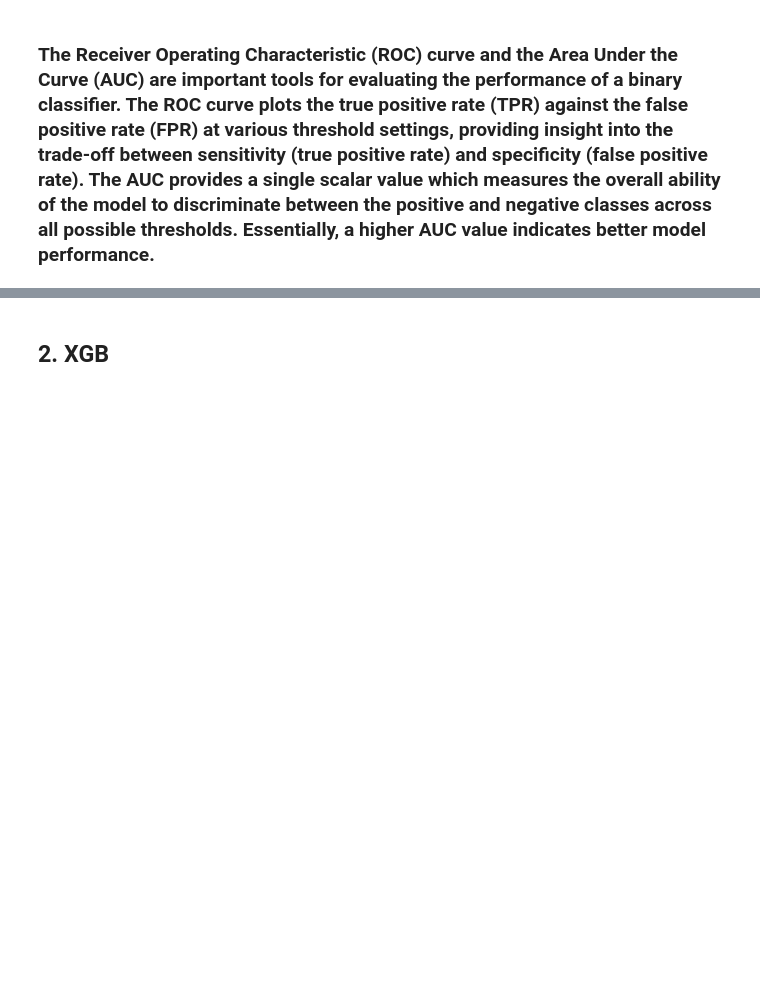
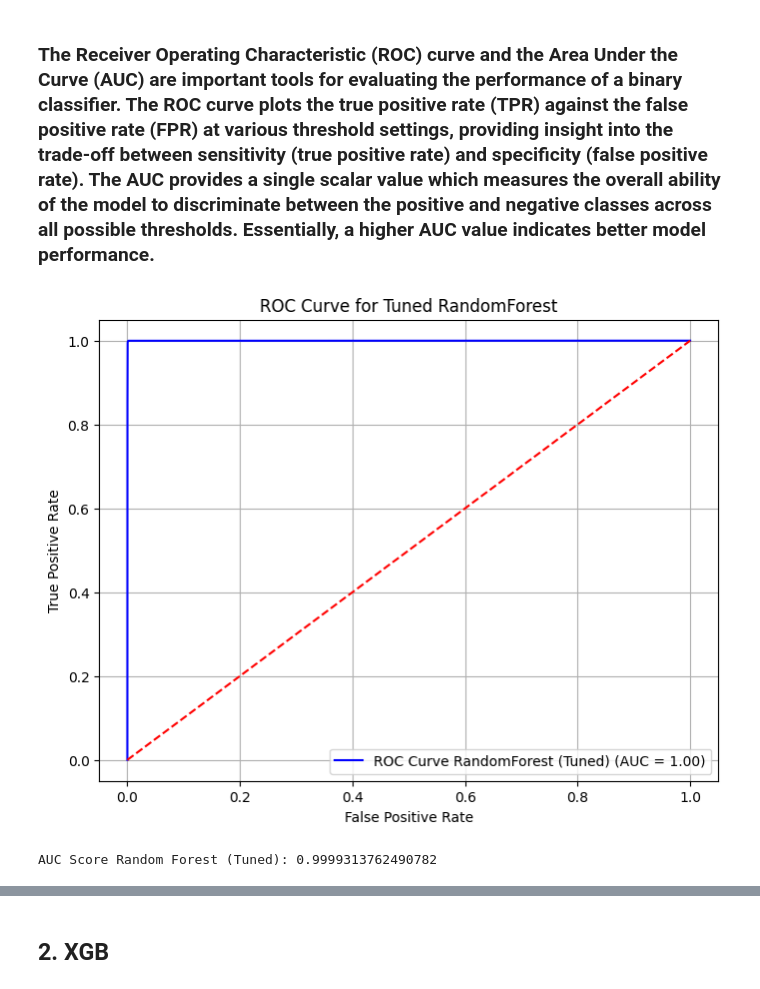
Before and after one commit to asmaemou/Capstone_Notebook, a Jupyter notebook: binary/CIC_Notebook.ipynb, the cells around one changed output, grey strips where cells are left out. Drawn from its saved outputs; the diff is of its cells as text; code cells hidden in the pictures; blank space fills up the shorter version.

```diff
--- a/binary/CIC_Notebook.ipynb
+++ b/binary/CIC_Notebook.ipynb
@@ -1166,26 +1175,29 @@ print('MCC:', mcc)
 # %%
 # Calculate predicted probabilities for the test data using the best model from hyperparameter tuning
 y_pred_prob_tuned = best_rf.predict_proba(X_test_final)[:, 1]  # Take the probability for the positive class (1)
 
 # Compute ROC curve
 fpr_tuned, tpr_tuned, thresholds_tuned = roc_curve(y_test, y_pred_prob_tuned)
 
 # Compute AUC score
 auc_tuned = roc_auc_score(y_test, y_pred_prob_tuned)
 
 # Plot the ROC curve
 plt.figure(figsize=(8, 6))
-plt.plot(fpr_tuned, tpr_tuned, color='blue', label='ROC Curve (Tuned) (AUC = {:.2f})'.format(auc_tuned))
+plt.plot(fpr_tuned, tpr_tuned, color='blue', label='ROC Curve RandomForest (Tuned) (AUC = {:.2f})'.format(auc_tuned))
 plt.plot([0, 1], [0, 1], color='red', linestyle='--')  # Diagonal line for random guessing
 plt.xlabel('False Positive Rate')
 plt.ylabel('True Positive Rate')
 plt.title('ROC Curve for Tuned RandomForest')
 plt.legend(loc='lower right')
 plt.grid(True)
 plt.show()
 
 # Print the AUC
-print("AUC Score (Tuned):", auc_tuned)
+print("AUC Score Random Forest (Tuned):", auc_tuned)
+# %% [output]
+[figure, added]
+AUC Score Random Forest (Tuned): 0.9999313762490782
 # %%
 # Confusion matrix
 cm_rfc_tuned = confusion_matrix(y_test, y_pred)
```
Also changed, not shown: parts of 97 cells of this notebook, 29 other files.
